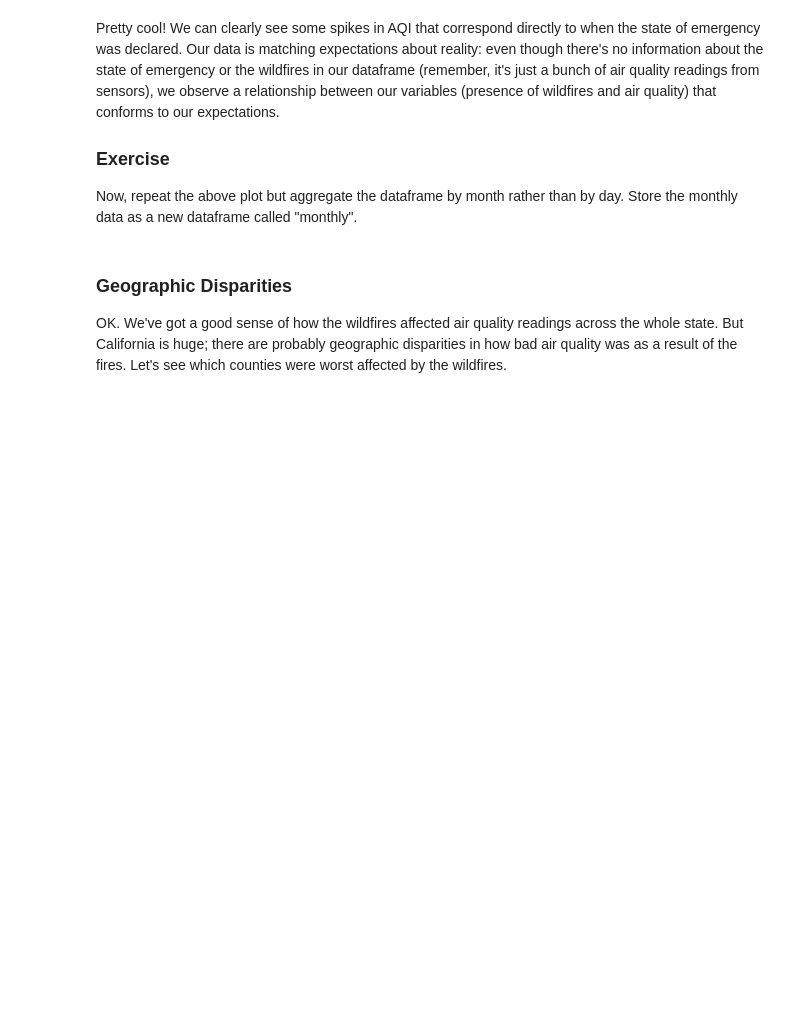
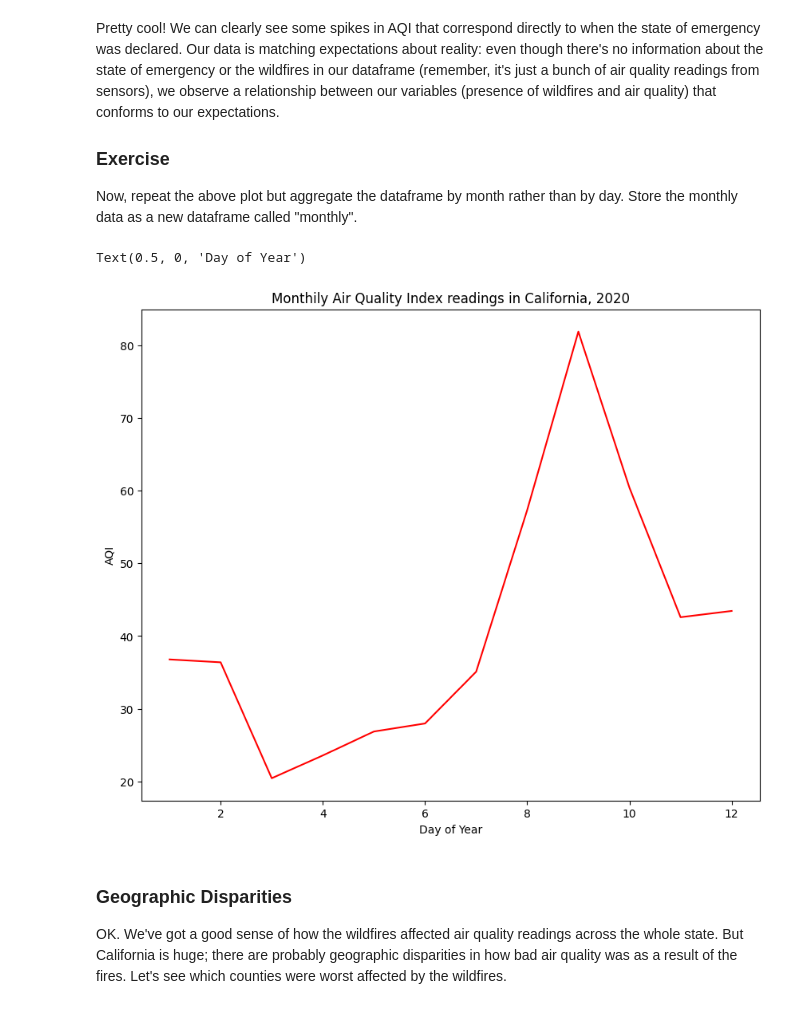
Before and after one commit to xiangjunyivincent-beep/QM2, a Jupyter notebook: notebooks/W03. Spatial Data.ipynb, the cells around one changed output. Drawn from its saved outputs; the diff is of its cells as text; code cells hidden in the pictures; blank space fills up the shorter version.

```diff
--- a/notebooks/W03. Spatial Data.ipynb
+++ b/notebooks/W03. Spatial Data.ipynb
@@ -177,6 +196,18 @@ Pretty cool! We can clearly see some spikes in AQI that correspond directly to w
 
 ### Exercise
 Now, repeat the above plot but aggregate the dataframe by month rather than by day. Store the monthly data as a new dataframe called "monthly".
+# %%
+daily=df.groupby('Month')['AQI'].mean()
+daily
+daily.plot(color='red')
+
+#add title and axis labels
+plt.title('Monthily Air Quality Index readings in California, 2020')
+plt.ylabel('AQI')
+plt.xlabel('Day of Year')
+# %% [output]
+Text(0.5, 0, 'Day of Year')
+[figure, added]
 # %% [markdown]
 ### Geographic Disparities
 
```
Also changed, not shown: parts of 17 cells of this notebook.
